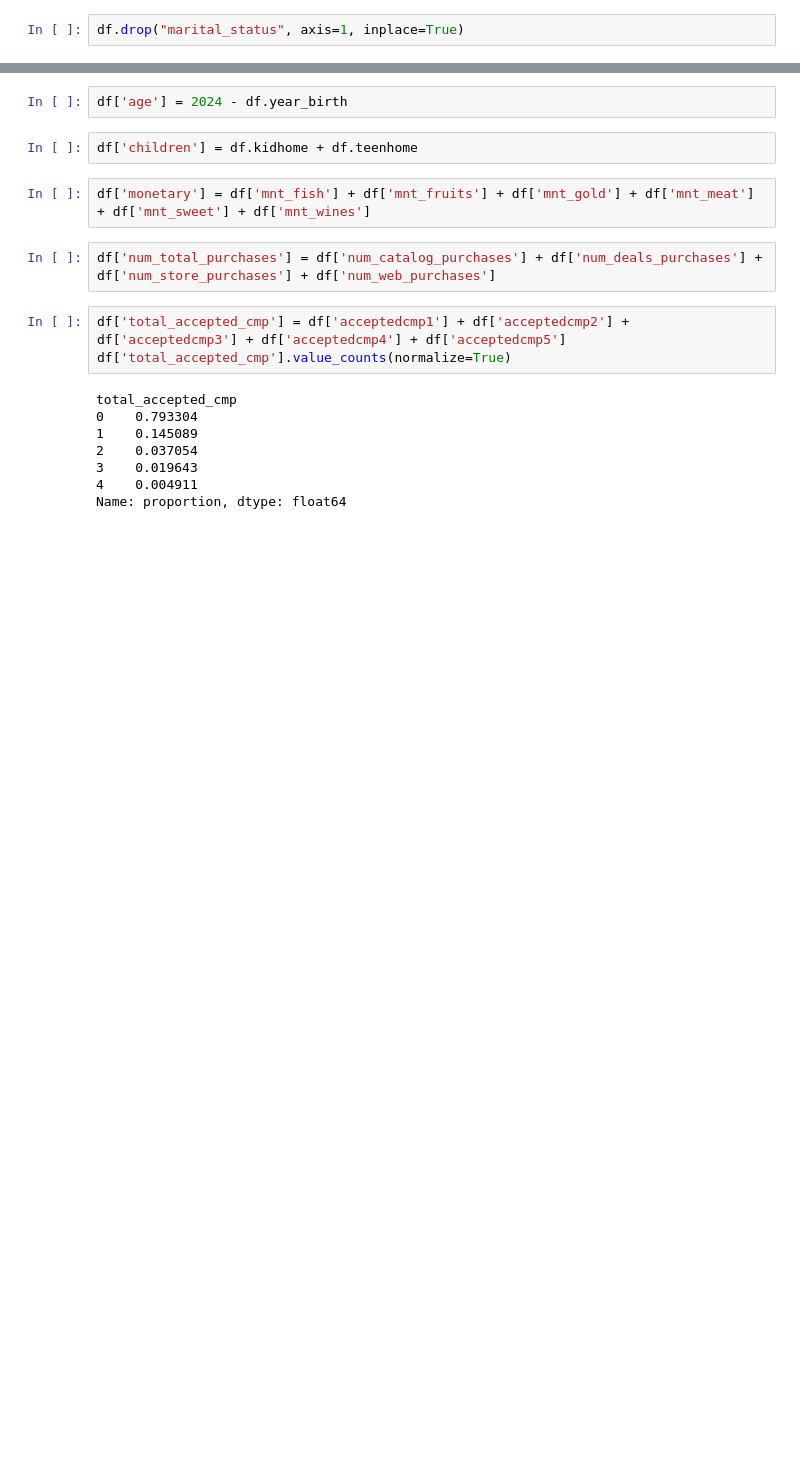
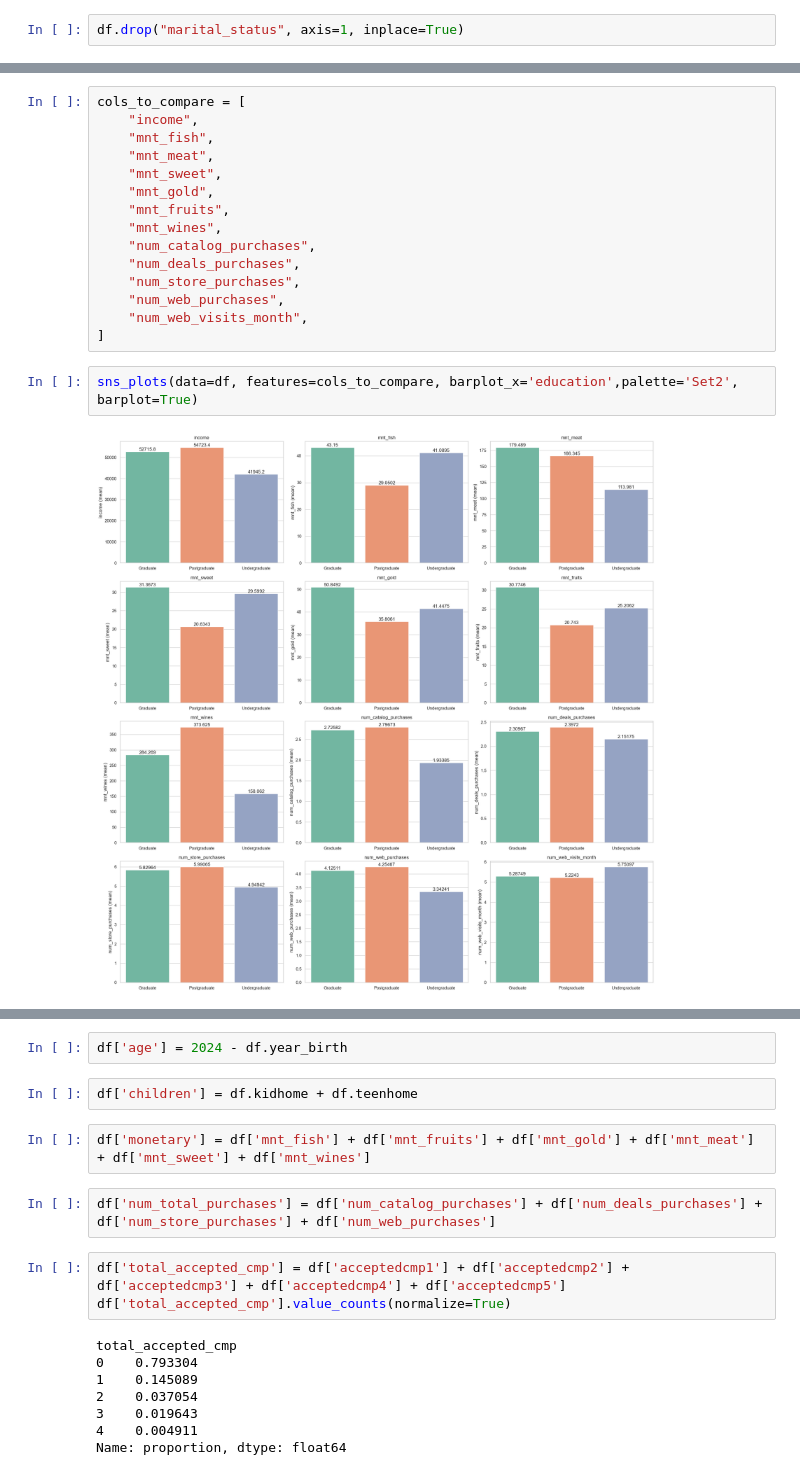
Before and after one commit to Anotherafael/CustomerSegmentation, a Jupyter notebook: EDA.ipynb, the cells around one changed output, grey strips where cells are left out. Saved outputs shown, nothing was run; the diff lists cells and outputs as text; blank space fills up the shorter version.

```diff
--- a/EDA.ipynb
+++ b/EDA.ipynb
@@ -307 +228,20 @@ plt.show()
+# %%
+cols_to_compare = [
+    "income",
+    "mnt_fish",
+    "mnt_meat",
+    "mnt_sweet",
+    "mnt_gold",
+    "mnt_fruits",
+    "mnt_wines",
+    "num_catalog_purchases",
+    "num_deals_purchases",
+    "num_store_purchases",
+    "num_web_purchases",
+    "num_web_visits_month",
+]
+# %%
+sns_plots(data=df, features=cols_to_compare, barplot_x='education',palette='Set2', barplot=True)
+# %% [output]
+[figure, added]
 # %% [markdown]
```
Also changed, not shown: parts of 50 cells of this notebook, 10 other files.
